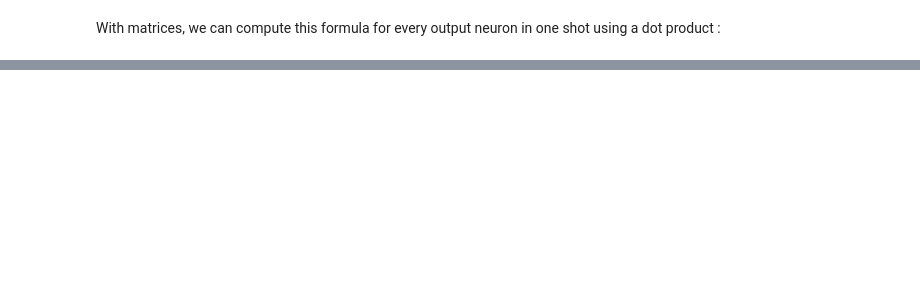
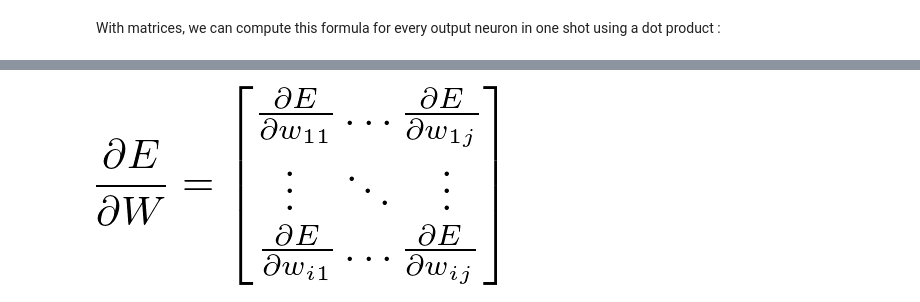
Before and after one commit to rsouza/NeuralNetworks_Course, a Jupyter notebook: Notebooks/ML/Neural_Networks_Intro_Part4.ipynb, the cells around one changed output, grey strips where cells are left out. Saved outputs shown, nothing was run; the diff lists cells and outputs as text; code cells hidden in the pictures; blank space fills up the shorter version.

```diff
--- a/Notebooks/ML/Neural_Networks_Intro_Part4.ipynb
+++ b/Notebooks/ML/Neural_Networks_Intro_Part4.ipynb
@@ -129,0 +155,4 @@ With matrices, we can compute this formula for every output neuron in one shot u
+# %%
+Image(filename='./Images/13nn.png')
+# %% [output]
+[figure, added]
```
Also changed, not shown: parts of 47 cells of this notebook, 17 other files.
